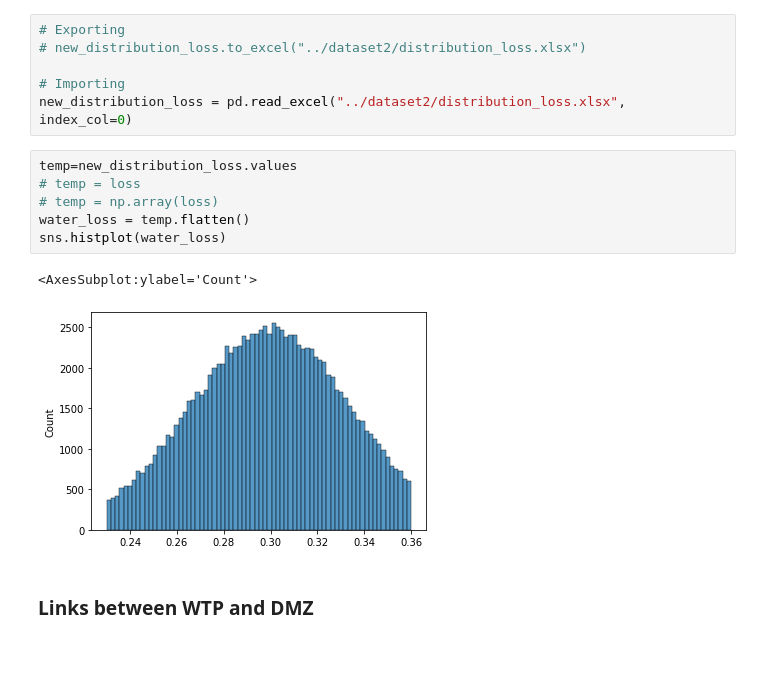
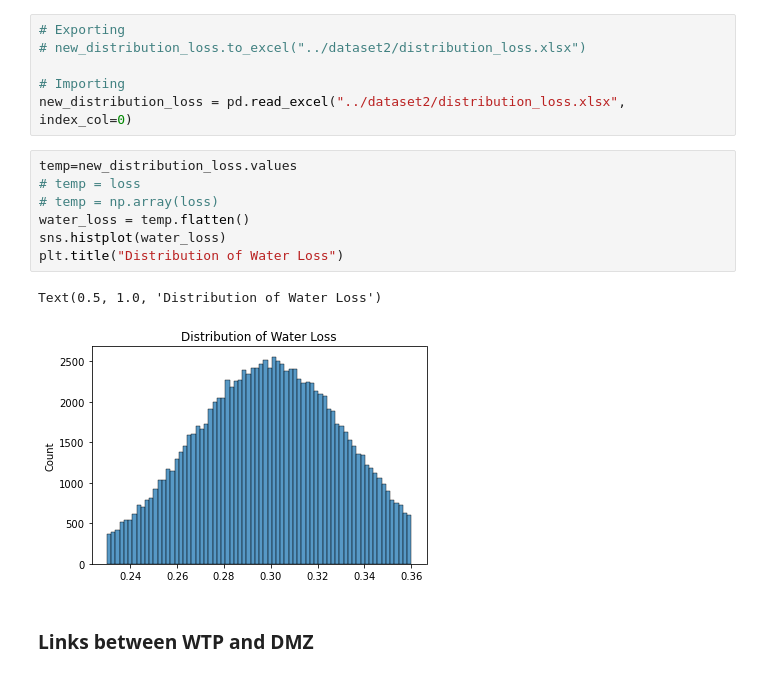
Before and after one commit to danieltwh/WalmartSales, a Jupyter notebook: Optimisation/notebooks/creating_dataset-v1.ipynb, the cells around one changed output. Drawn from its saved outputs; the diff is of its cells as text.

```diff
--- a/Optimisation/notebooks/creating_dataset-v1.ipynb
+++ b/Optimisation/notebooks/creating_dataset-v1.ipynb
@@ -147,12 +151,13 @@ new_distribution_loss = pd.read_excel("../dataset2/distribution_loss.xlsx", inde
 # %%
 temp=new_distribution_loss.values
 # temp = loss
 # temp = np.array(loss)
 water_loss = temp.flatten()
 sns.histplot(water_loss)
+plt.title("Distribution of Water Loss")
 # %% [output]
-<AxesSubplot:ylabel='Count'>
+Text(0.5, 1.0, 'Distribution of Water Loss')
-[figure, old version]
+[figure, new version]
 # %% [markdown]
 ### Links between WTP and DMZ
 # %%
```
Also changed, not shown: parts of 6 cells of this notebook, 30 other files.
